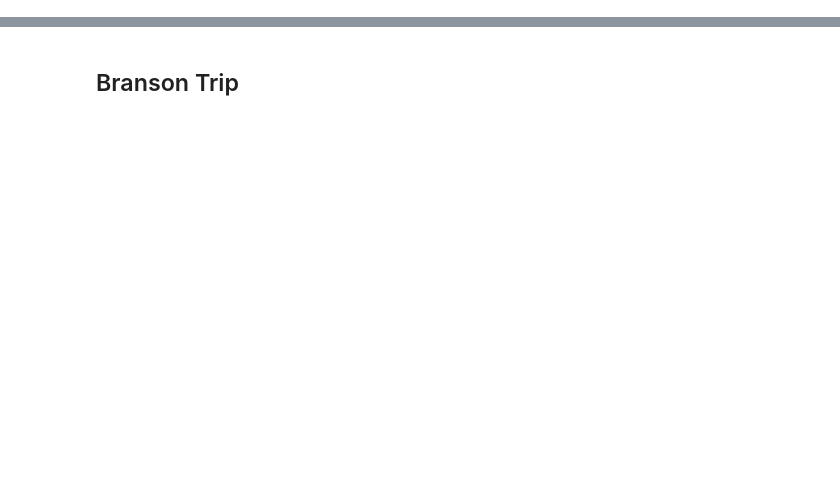
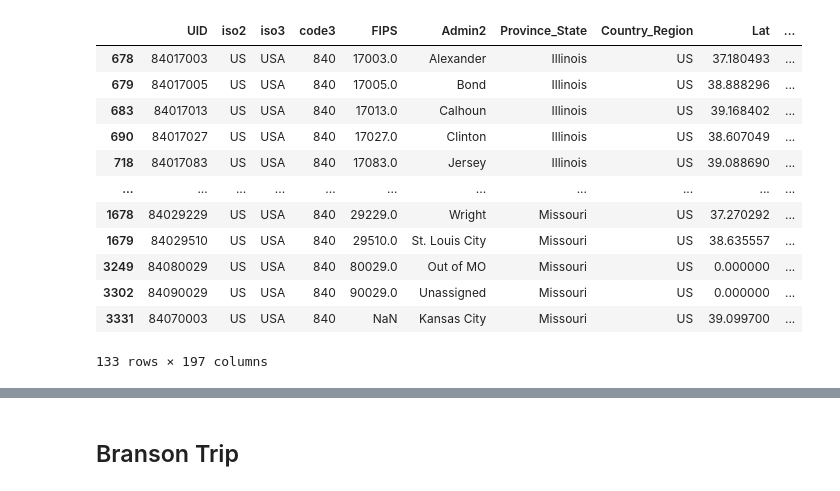
Before and after one commit to ajvogt/COVID-19, a Jupyter notebook: ajvogt-analysis/data-exploration/missouri_data_exploration.ipynb, the cells around one changed output, grey strips where cells are left out. Cells and saved outputs as stored; diff of their text form; code cells hidden in the pictures; blank space fills up the shorter version.

```diff
--- a/ajvogt-analysis/data-exploration/missouri_data_exploration.ipynb
+++ b/ajvogt-analysis/data-exploration/missouri_data_exploration.ipynb
@@ -59,3 +59,19 @@ class RegionalAnalysis(object):
     def _pull_daily_report_data(self):
 
         pass
+# %%
+ra.time_series_cases_[ra.time_series_cases_.MSA == 'St. Louis']
+# %% [output]
+|  | UID | iso2 | iso3 | code3 | FIPS | Admin2 | Province_State | Country_Region | Lat | ... |
+| 678 | 84017003 | US | USA | 840 | 17003.0 | Alexander | Illinois | US | 37.180493 | ... |
+| 679 | 84017005 | US | USA | 840 | 17005.0 | Bond | Illinois | US | 38.888296 | ... |
+| 683 | 84017013 | US | USA | 840 | 17013.0 | Calhoun | Illinois | US | 39.168402 | ... |
+| 690 | 84017027 | US | USA | 840 | 17027.0 | Clinton | Illinois | US | 38.607049 | ... |
+| 718 | 84017083 | US | USA | 840 | 17083.0 | Jersey | Illinois | US | 39.088690 | ... |
+| ... | ... | ... | ... | ... | ... | ... | ... | ... | ... | ... |
+| 1678 | 84029229 | US | USA | 840 | 29229.0 | Wright | Missouri | US | 37.270292 | ... |
+| 1679 | 84029510 | US | USA | 840 | 29510.0 | St. Louis City | Missouri | US | 38.635557 | ... |
+| 3249 | 84080029 | US | USA | 840 | 80029.0 | Out of MO | Missouri | US | 0.000000 | ... |
+| 3302 | 84090029 | US | USA | 840 | 90029.0 | Unassigned | Missouri | US | 0.000000 | ... |
+| 3331 | 84070003 | US | USA | 840 | NaN | Kansas City | Missouri | US | 39.099700 | ... |
+133 rows × 197 columns
```
Also changed, not shown: parts of 2 cells of this notebook, 1 other file.
